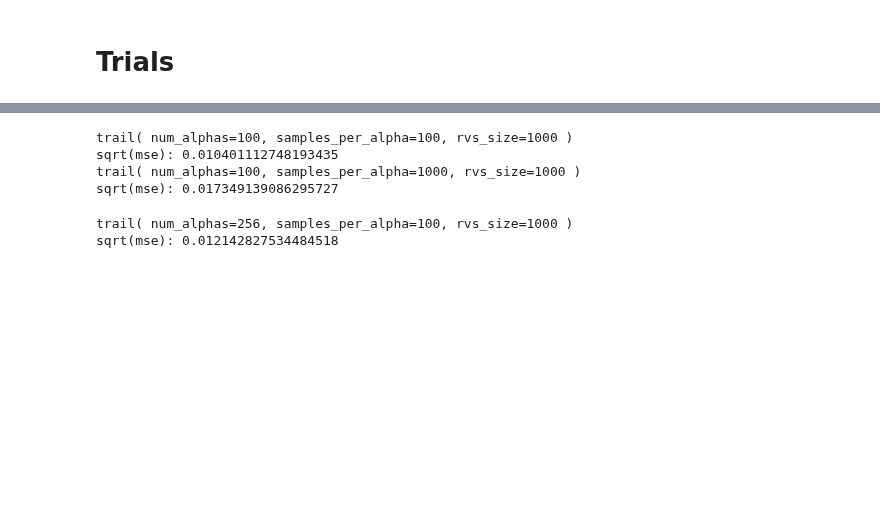
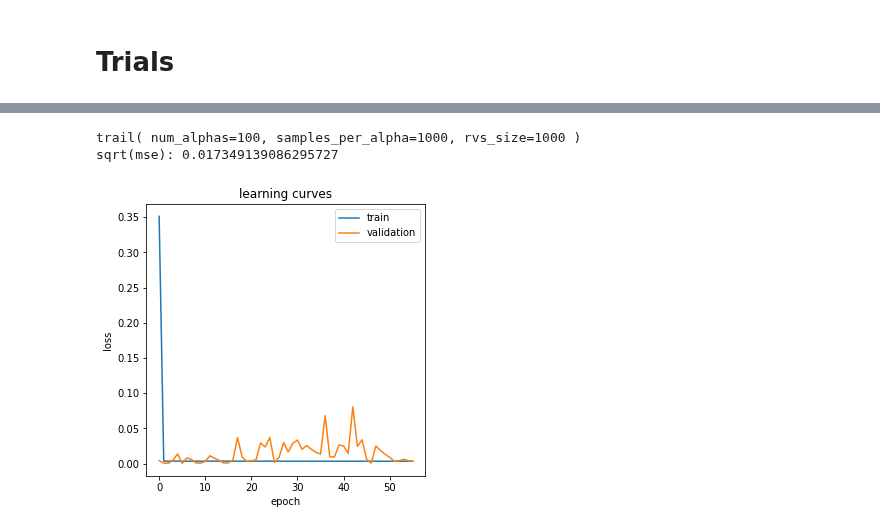
Before and after one commit to yossi-cohen/preferential-attachment, a Jupyter notebook: notebooks/yulesimon-dnn-trials.ipynb, the cells around one changed output, grey strips where cells are left out. Drawn from its saved outputs; the diff is of its cells as text; code cells hidden in the pictures; blank space fills up the shorter version.

```diff
--- a/notebooks/yulesimon-dnn-trials.ipynb
+++ b/notebooks/yulesimon-dnn-trials.ipynb
@@ -244,18 +267,15 @@ def trail(num_alphas, samples_per_alpha, rvs_size):
 # %%
-sqrt_mse = trail(num_alphas=100, samples_per_alpha=100, rvs_size=1000)
-print('sqrt(mse):', sqrt_mse)
-
-sqrt_mse = trail(num_alphas=100, samples_per_alpha=1000, rvs_size=1000)
-print('sqrt(mse):', sqrt_mse)
+if True:
+    sqrt_mse, m, h = _trail(num_alphas=100, samples_per_alpha=1000, rvs_size=1000)
+    print('sqrt(mse):', sqrt_mse)
+    plot_learning_curves(h)
 # %% [output]
-trail( num_alphas=100, samples_per_alpha=100, rvs_size=1000 )
-sqrt(mse): 0.010401112748193435
 trail( num_alphas=100, samples_per_alpha=1000, rvs_size=1000 )
 sqrt(mse): 0.017349139086295727
+[figure, added]
 # %%
-sqrt_mse = trail(num_alphas=256, samples_per_alpha=100, rvs_size=1000)
-print('sqrt(mse):', sqrt_mse)
+if False:
+    sqrt_mse, m, h = _trail(num_alphas=256, samples_per_alpha=100, rvs_size=1000)
+    print('sqrt(mse):', sqrt_mse)
+    plot_learning_curves(h)
-# %% [output]
-trail( num_alphas=256, samples_per_alpha=100, rvs_size=1000 )
-sqrt(mse): 0.012142827534484518
 # %%
```
Also changed, not shown: parts of 5 cells of this notebook.
